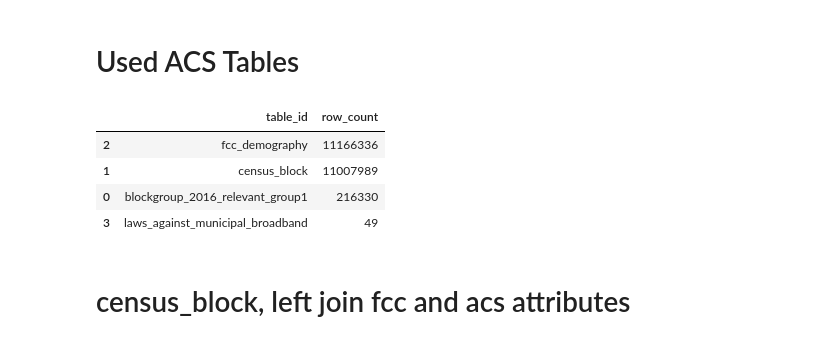
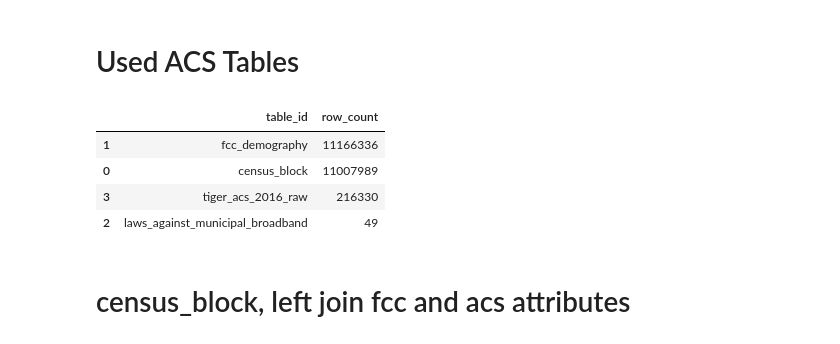
Before and after one commit to fccdsicapstone/data-exploration, a Jupyter notebook: internet_access_rate_analysis_model_balanced.ipynb, the cells around one changed output. Saved outputs shown, nothing was run; the diff lists cells and outputs as text; code cells hidden in the pictures.

```diff
--- a/internet_access_rate_analysis_model_balanced.ipynb
+++ b/internet_access_rate_analysis_model_balanced.ipynb
@@ -18,17 +18,17 @@ sns.set_style('darkgrid')
 # %%
 query = """
 SELECT table_id, row_count FROM `fccdsicapstone-218522.broadband.__TABLES__` WHERE table_id IN ('census_block',
-'fcc_demography', 'blockgroup_2016_relevant_group1', 'laws_against_municipal_broadband')
+'fcc_demography', 'tiger_acs_2016_raw', 'laws_against_municipal_broadband')
 """
 tables = pd.read_gbq(query, project_id='fccdsicapstone-218522', dialect='standard')
 
 tables.sort_values('row_count', ascending=False)
 # %% [output]
 |  | table_id | row_count |
-| 2 | fcc_demography | 11166336 |
-| 1 | census_block | 11007989 |
-| 0 | blockgroup_2016_relevant_group1 | 216330 |
-| 3 | laws_against_municipal_broadband | 49 |
+| 1 | fcc_demography | 11166336 |
+| 0 | census_block | 11007989 |
+| 3 | tiger_acs_2016_raw | 216330 |
+| 2 | laws_against_municipal_broadband | 49 |
 # %% [markdown]
 # census_block, left join fcc and acs attributes
 # %%
```
Also changed, not shown: parts of 15 cells of this notebook.
